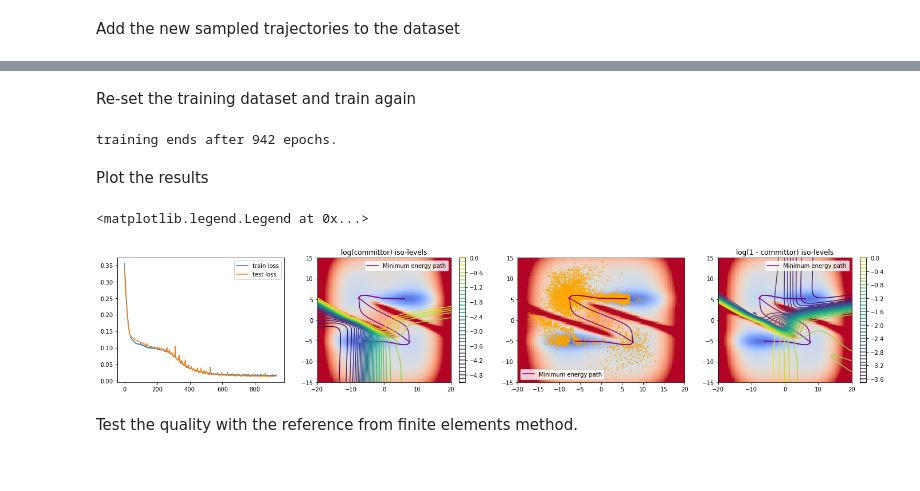
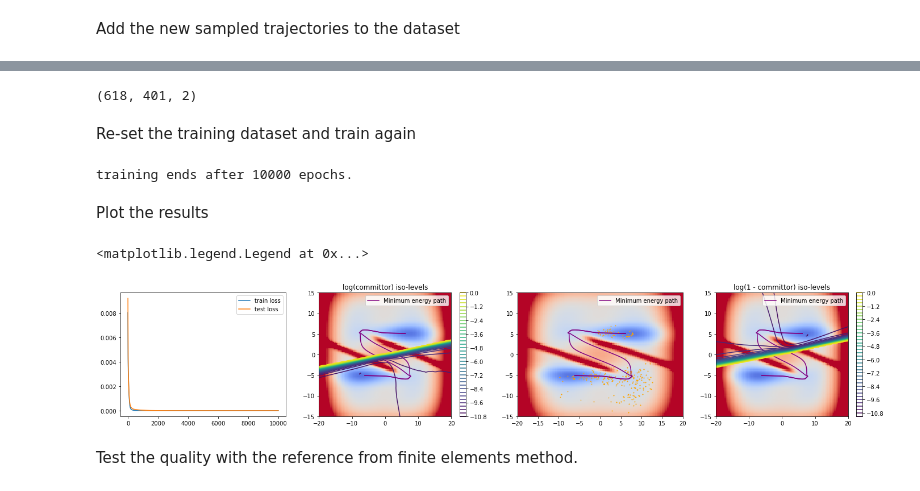
Before and after one commit to thomaspigeon/2dpotentials, a Jupyter notebook: AMS_committor_ZP.ipynb, the cells around one changed output, grey strips where cells are left out. Drawn from its saved outputs; the diff is of its cells as text; code cells hidden in the pictures.

```diff
--- a/AMS_committor_ZP.ipynb
+++ b/AMS_committor_ZP.ipynb
@@ -166,8 +177,8 @@ dict_keys(['any_distrib', 'beta', 'dt'])
 # %% [markdown]
    Define the committor training object, and prepare training
 # %%
-committor_training = TainCommittorOverdampedOneDecoder(committor, pot, dataset)
-committor_training.train_test_split(train_size= 2 * 10**3)
+committor_training = TainCommittorOneDecoder(committor, pot, dataset)
+committor_training.train_test_split(train_size= 2 * 10**1)
 committor_training.split_training_dataset_K_folds(2)
 committor_training.set_train_val_data(0)
 committor_training.set_optimizer('Adam', 0.001)
@@ -177,6 +188,6 @@ loss_params["pen_points_weight"] = 0.0 * 10**0
 loss_params["n_wait"] = 50
 
 committor_training.set_loss_weight(loss_params)
-batch_size = 10**3
-max_epochs = 1000
+batch_size = 10**1
+max_epochs = 100
 # %% [output]
@@ -227,6 +244,7 @@ Text(0.5, 1.0, 'log(1 - committor) iso-levels')
 # %% [markdown]
 Run AMS forward
 # %%
+AMS_on_ZP.set_threshold(1.0 * 10**(-1))
 AMS_on_ZP.set_xi(committor_training.committor_model.xi_forward)
 p_f, z_kills_f, replicas_f, total_md_steps_f = AMS_on_ZP.ams_run(ini_conds_f, n_rep, k_min, return_all=True, save_gauss=True)
 AMS_on_ZP.set_forward(False)
@@ -285,51 +342,59 @@ print(dataset["any_distrib"].shape)
+# %%
+dataset["single_trajs_weights"] = np.append(dataset["single_trajs_weights"], np.array(dset["single_trajs_weights"]), axis=0)
+dataset["single_trajs_gauss"] = np.append(dataset["single_trajs_gauss"], np.array(dset["single_trajs_gauss"])[:, :, 0, :], axis=0)
+dataset["single_trajs_pos"] = np.append(dataset["single_trajs_pos"], np.array(dset["single_trajs_pos"])[:, :, 0, :], axis=0)
+# %%
+dataset["single_trajs_pos"].shape
+# %% [output]
+(618, 401, 2)
 # %% [markdown]
 Re-set the training dataset and train again
 # %%
 committor_training.set_dataset(dataset)
-committor_training.train_test_split(train_size= 2 * 10**4)
+committor_training.train_test_split(train_size= 6 * 10**2)
 committor_training.split_training_dataset_K_folds(2)
 committor_training.set_train_val_data(0)
 committor_training.set_optimizer('Adam', 0.001)
-batch_size = 1000
+batch_size = 10**2
 max_epochs = 10000
 loss_dict = committor_training.train(batch_size, max_epochs)
 # %% [output]
-training ends after 942 epochs.
+training ends after 10000 epochs.
 # %% [markdown]
 Plot the results
 # %%
 xi_on_grid = committor_training.committor_model.xi_forward(pot.x2d).reshape([100, 100])
 fig, (ax0, ax1, ax2, ax3) = plt.subplots(1, 4, figsize=(24, 4))
 # loss function evolution
 ax0.plot(loss_dict["train_loss"][10:], label='train loss')
 ax0.plot(loss_dict["test_loss"][10:], label='test loss')
 ax0.legend()
 # log committor plot
 pot.plot_potential_heat_map(ax1)
 ax1.plot(MEP_1[:,0], MEP_1[:,1], color='purple', label='Minimum energy path')
 ax1.plot(MEP_2[:,0], MEP_2[:,1], color='purple')
 ax1.legend()
 contour1 = ax1.contour(pot.x_plot, pot.y_plot, np.log(xi_on_grid), 40, cmap='viridis')
 fig.colorbar(contour1, ax=ax1)
 ax1.set_title("log(committor) iso-levels")
 # dataset distribution
 pot.plot_potential_heat_map(ax2)
 ax2.plot(MEP_1[:,0], MEP_1[:,1], color='purple', label='Minimum energy path')
 ax2.plot(MEP_2[:,0], MEP_2[:,1], color='purple')
-ax2.scatter(committor_training.train_data[:, 0], committor_training.train_data[:, 1], color='orange', s=0.5)
+ax2.scatter(committor_training.dataset["single_trajs_pos"][:,0, 0], committor_training.dataset["single_trajs_pos"][:,0,1], color='orange', s=0.5)
 ax2.legend()
 
 # log 1- committor plot
 pot.plot_potential_heat_map(ax3)
 ax3.plot(MEP_1[:,0], MEP_1[:,1], color='purple', label='Minimum energy path')
 ax3.plot(MEP_2[:,0], MEP_2[:,1], color='purple')
 contour3 = ax3.contour(pot.x_plot, pot.y_plot, np.log(1 - xi_on_grid), 40, cmap='viridis')
 fig.colorbar(contour3, ax=ax3)
 ax3.set_title("log(1 - committor) iso-levels")
 ax3.legend()
 # %% [output]
 <matplotlib.legend.Legend at 0x...>
-[figure, old version]
+[figure, new version]
 # %% [markdown]
 Test the quality with the reference from finite elements method.
 # %%
```
Also changed, not shown: parts of 48 cells of this notebook, 4 other files.
